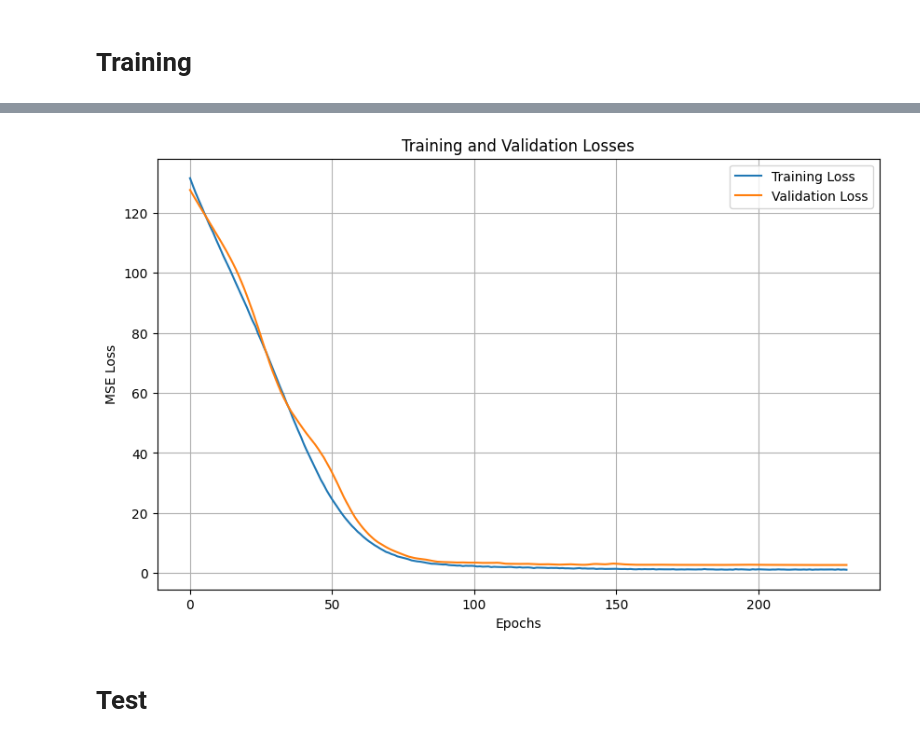
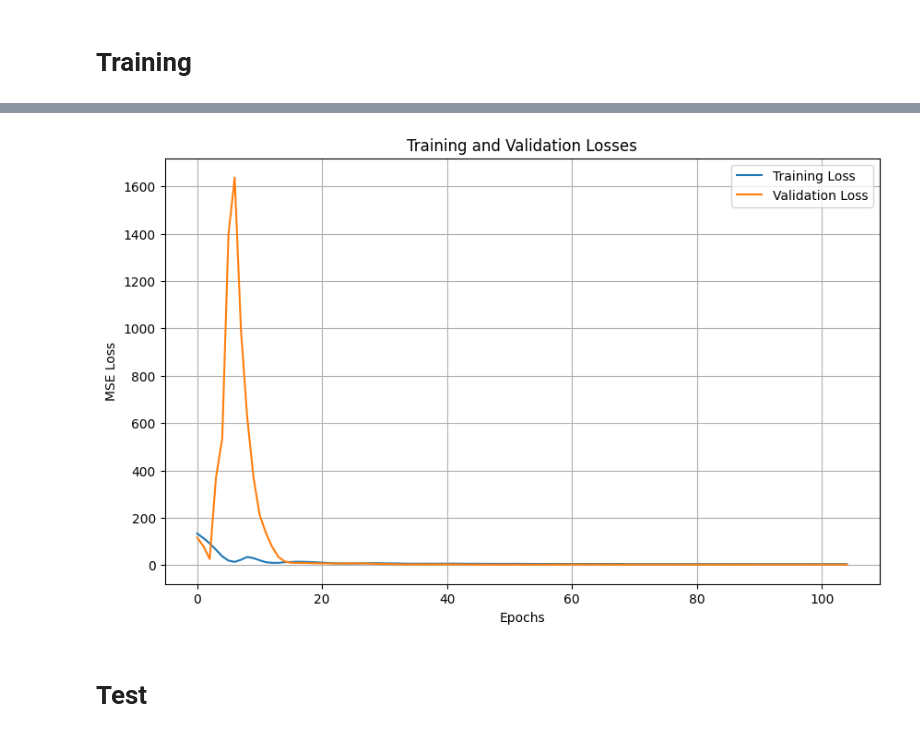
Before and after one commit to matteo-rizzo/brew-ai, a Jupyter notebook: notebooks/pnpnet.ipynb, the cells around one changed output, grey strips where cells are left out. Cells and saved outputs as stored; diff of their text form; code cells hidden in the pictures.

Commit message:
engineered periodicity

```diff
--- a/notebooks/pnpnet.ipynb
+++ b/notebooks/pnpnet.ipynb
@@ -506,7 +575,7 @@ class AutoPNPNet(nn.Module):
         super(AutoPNPNet, self).__init__()
 
         self.input_size = input_size
-        self.fourier_layer = LearnableFourierLayer(input_size, num_fourier_features)
+        self.fourier_layer = FourierLayer(input_size, num_fourier_features)
         self.chebyshev_layer = ChebyshevLayer(input_size, num_chebyshev_terms)
 
         self.total_fourier_features = input_size * num_fourier_features * 2
@@ -610,7 +679,7 @@ class TabAutoPNPNet(nn.Module):
         self.categorical_input_size = categorical_input_size
 
         # Fourier and Chebyshev layers for continuous features
-        self.fourier_layer = LearnableFourierLayer(continuous_input_size, num_fourier_features_per_input)
+        self.fourier_layer = FourierLayer(continuous_input_size, num_fourier_features_per_input)
         self.chebyshev_layer = ChebyshevLayer(continuous_input_size, num_chebyshev_terms)
 
         self.total_fourier_features = continuous_input_size * num_fourier_features_per_input * 2  # Times 2 for sin and cos
@@ -722,7 +791,7 @@ hidden_size = 32
 dropout_prob = 0.2
 batch_norm = True
 # %%
-model_type = "tabautopnpnet"
+model_type = "tabpnpnet"
 
 if model_type == "fnet":
     model = FourierNet(
@@ -768,6 +837,17 @@ elif model_type == "pnpnet":
         dropout_prob=dropout_prob,
         batch_norm=batch_norm
     )
+elif model_type == "tabpnpnet":
+    model = TabPNPNet(
+        periodic_input_size=num_periodic_input_size,
+        non_periodic_input_size=num_non_periodic_input_size,
+        categorical_input_size=cat_input_size,
+        num_fourier_features=num_fourier_features,
+        num_chebyshev_terms=num_chebyshev_terms,
+        hidden_size=hidden_size,
+        dropout_prob=dropout_prob,
+        batch_norm=batch_norm
+    )
 elif model_type == "autopnpnet":
     model = AutoPNPNet(
         input_size=num_periodic_input_size + num_non_periodic_input_size,
@@ -779,14 +859,14 @@ elif model_type == "autopnpnet":
     )
 elif model_type == "tabautopnpnet":
     model = TabAutoPNPNet(
-    continuous_input_size=num_periodic_input_size + num_non_periodic_input_size,
-    categorical_input_size=cat_input_size,
-    num_fourier_features_per_input=num_fourier_features,
-    num_chebyshev_terms=num_chebyshev_terms,
-    hidden_size=hidden_size,
-    dropout_prob=dropout_prob,
-    batch_norm=True
-)
+        continuous_input_size=num_periodic_input_size + num_non_periodic_input_size,
+        categorical_input_size=cat_input_size,
+        num_fourier_features_per_input=num_fourier_features,
+        num_chebyshev_terms=num_chebyshev_terms,
+        hidden_size=hidden_size,
+        dropout_prob=dropout_prob,
+        batch_norm=True
+    )
 else:
     raise ValueError("Unsupported model type!")
 # %%
@@ -794,7 +874,7 @@ model = model.to(device)
 
 # Define loss function and optimizer
 criterion = torch.nn.MSELoss()
-optimizer = torch.optim.Adam(model.parameters(), lr=0.001, weight_decay=1e-5)
+optimizer = torch.optim.Adam(model.parameters(), lr=0.1, weight_decay=1e-5)
 
 # Learning rate scheduler
 scheduler = torch.optim.lr_scheduler.ReduceLROnPlateau(optimizer, mode='min', patience=10, factor=0.5)
@@ -818,6 +898,8 @@ for epoch in range(epochs):
     # Forward pass and loss calculation
     if model_type == "pnpnet":
         outputs = model(x_train_num_p_tsr, x_train_num_np_tsr)
+    elif model_type == "tabpnpnet":
+        outputs = model(x_train_num_p_tsr, x_train_num_np_tsr, x_train_cat_tsr)
     elif model_type.startswith("tab"):
         outputs = model(torch.cat([x_train_num_p_tsr, x_train_num_np_tsr], dim=-1), x_train_cat_tsr)
     else:
@@ -836,6 +918,8 @@ for epoch in range(epochs):
     with torch.no_grad():
         if model_type == "pnpnet":
             val_outputs = model(x_val_num_p_tsr, x_val_num_np_tsr)
+        elif model_type == "tabpnpnet":
+            val_outputs = model(x_val_num_p_tsr, x_val_num_np_tsr, x_val_cat_tsr)
         elif model_type.startswith("tab"):
             val_outputs = model(torch.cat([x_val_num_p_tsr, x_val_num_np_tsr], dim=-1), x_val_cat_tsr)
         else:
@@ -882,4 +965,4 @@ Epoch [200/10000], Training Loss: 1.169625, Validation Loss: 2.769573
-[figure, old version]
+[figure, new version]
 # %% [markdown]
 # Test
 # %%
```
Also changed, not shown: parts of 4 cells of this notebook, 34 other files.
